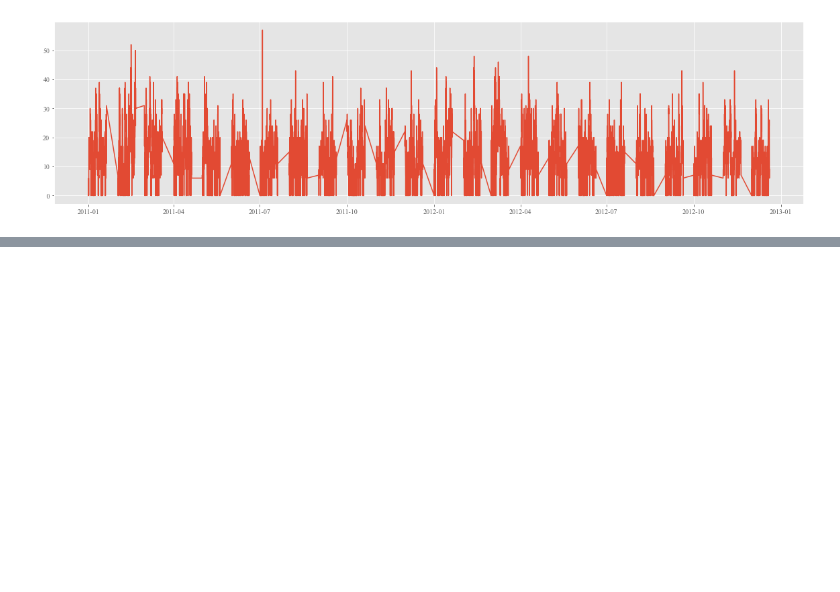
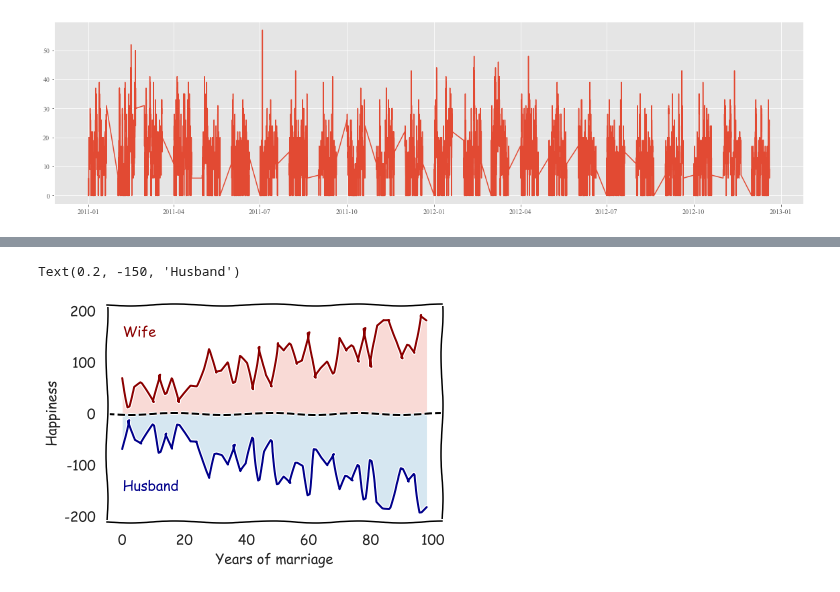
Before and after one commit to abhirup-ghosh/kaggle, a Jupyter notebook: bike-sharing-demand/main.ipynb, the cells around one changed output, grey strips where cells are left out. Saved outputs shown, nothing was run; the diff lists cells and outputs as text; code cells hidden in the pictures; blank space fills up the shorter version.

```diff
--- a/bike-sharing-demand/main.ipynb
+++ b/bike-sharing-demand/main.ipynb
@@ -130,0 +130,37 @@ df_train.head()
+# %%
+import numpy as np
+from scipy import interpolate
+import matplotlib.pyplot as plt
+%matplotlib inline
+import seaborn as sns
+sns.set_style('white')
+plt.xkcd();
+# %%
+rcParams = plt.rcParams
+font_size = 14
+rcParams['font.size'] = font_size
+rcParams['axes.labelsize'] = font_size
+rcParams['xtick.labelsize'] = font_size
+rcParams['ytick.labelsize'] = font_size
+rcParams['legend.fontsize'] = font_size
+# %%
+fig, ax = plt.subplots()
+
+x = np.arange(0, 100, 2)
+
+y = x + 100*np.random.random(len(x))
+
+ax.plot(x, y, color='darkred')
+ax.plot(x, -y, color='darkblue')
+ax.axhline(y=0, color='k', ls='dashed')
+ax.fill_between(x, y1=y, y2=0, alpha=0.2)
+ax.fill_between(x, y1=-y, y2=0, alpha=0.2)
+
+ax.set_xlabel('Years of marriage')
+ax.set_ylabel('Happiness')
+
+ax.text(0.2, 150, "Wife", color='darkred')
+ax.text(0.2, -150, "Husband", color='darkblue')
+# %% [output]
+Text(0.2, -150, 'Husband')
+[figure, added]
```
Also changed, not shown: parts of 7 cells of this notebook, 6 other files.
